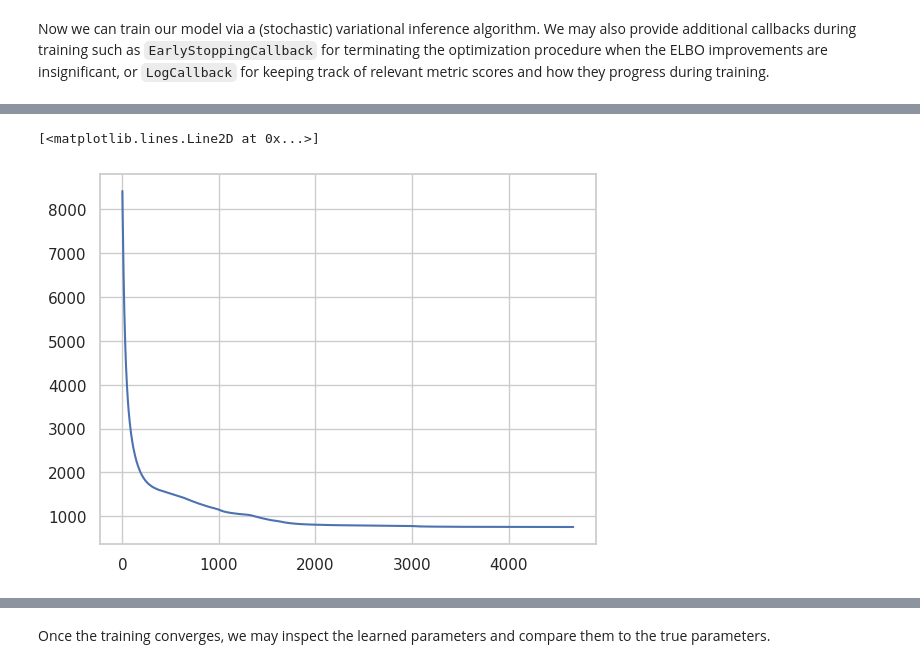
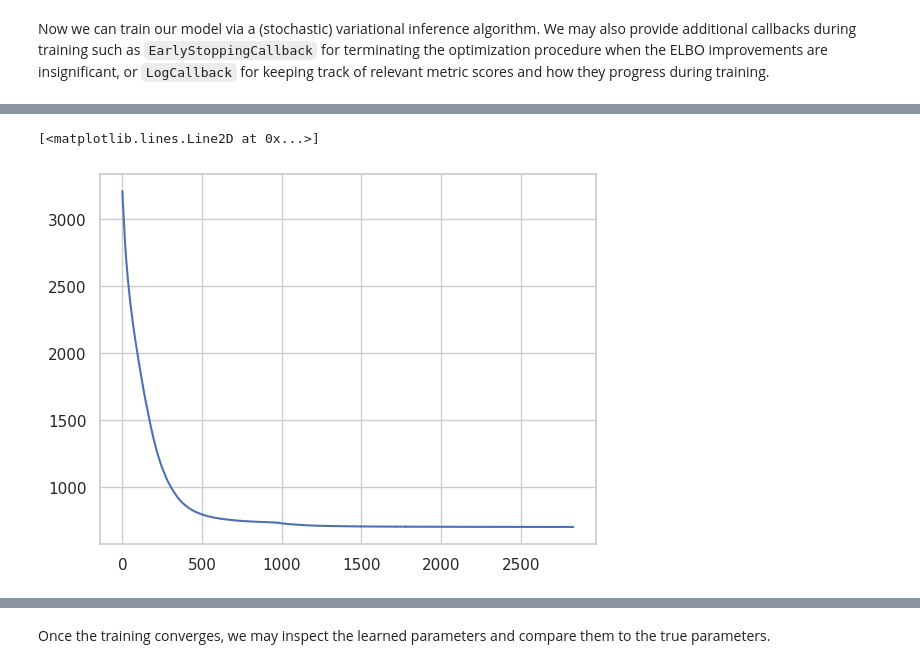
Before and after one commit to MLO-lab/MuVI, a Jupyter notebook: examples/1_basic_tutorial.ipynb, the cells around one changed output, grey strips where cells are left out. Drawn from its saved outputs; the diff is of its cells as text; code cells hidden in the pictures.

```diff
--- a/examples/1_basic_tutorial.ipynb
+++ b/examples/1_basic_tutorial.ipynb
@@ -45,4 +55,4 @@ n_samples = 200
 n_features = [400, 400, 400, 400]
 n_views = len(n_features)
 likelihoods = ["normal" for _ in range(n_views)]
-n_covariates = 2
+n_covariates = 0
@@ -108,6 +126,7 @@ model = muvi.MuVI(
     dg.ys,
     prior_masks=dg.noisy_w_masks,
     covariates=dg.x,
+    prior_confidence=0.97,
     use_gpu=True,
 )
 # %% [output]
@@ -143,12 +165,5 @@ log_callback = muvi.LogCallback(
 # %%
-# set random seed
-pyro.set_rng_seed(seed)
-# clean start
-print("Cleaning parameter store")
-pyro.enable_validation(True)
-pyro.clear_param_store()
-
-loss_history, _ = model.fit(
+model.fit(
     batch_size=n_samples,
     n_epochs=n_epochs,
     n_particles=20,
@@ -217,6 +215,6 @@ Relative improvement of -0.0001059 < 1e-05 for 10 step(s) in a row, stopping ear
 # %%
 # plot the ELBO across epochs
-plt.plot(loss_history)
+plt.plot(model._training_log["history"])
 # %% [output]
 [<matplotlib.lines.Line2D at 0x...>]
-[figure, old version]
+[figure, new version]
```
Also changed, not shown: parts of 25 cells of this notebook, 7 other files.
